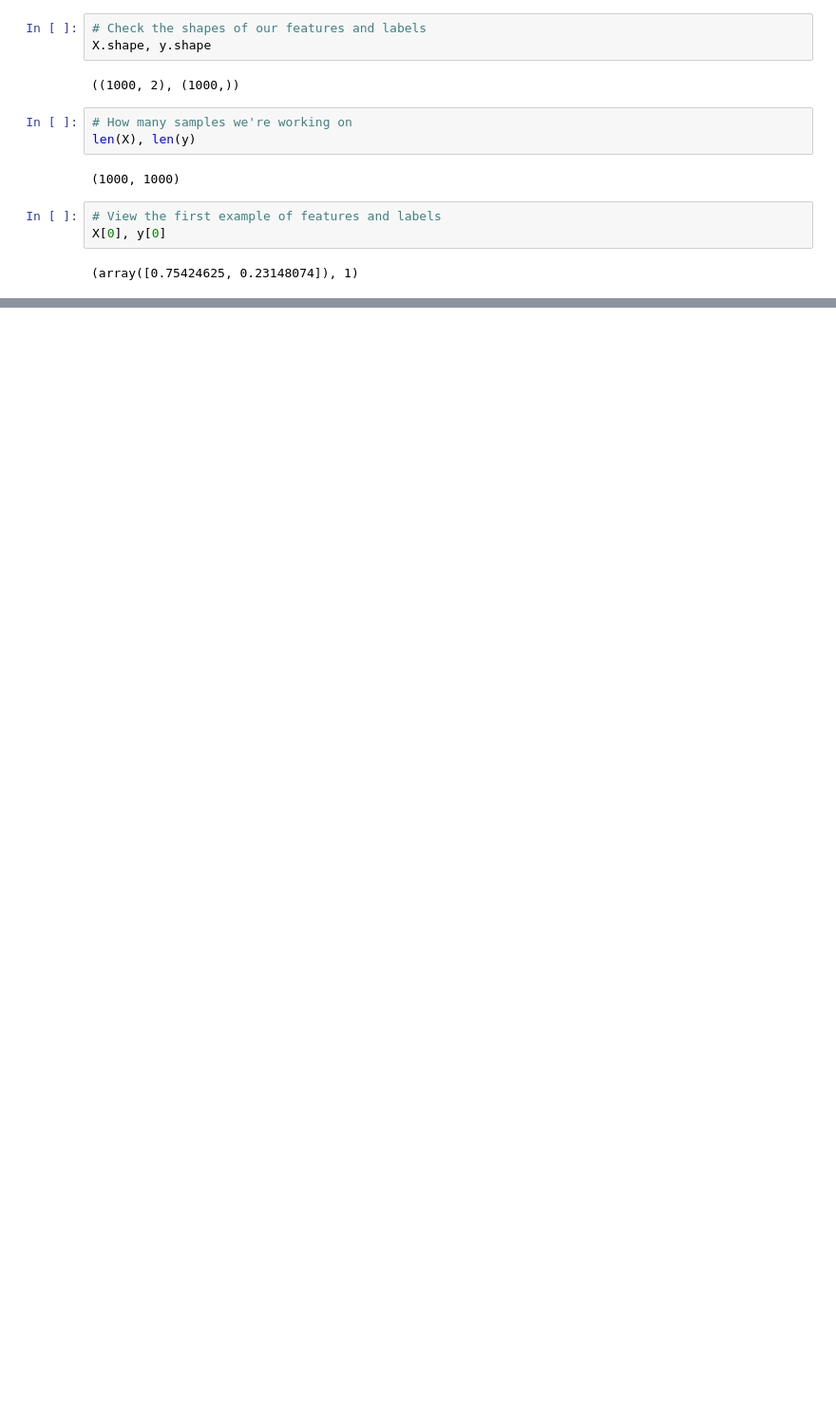
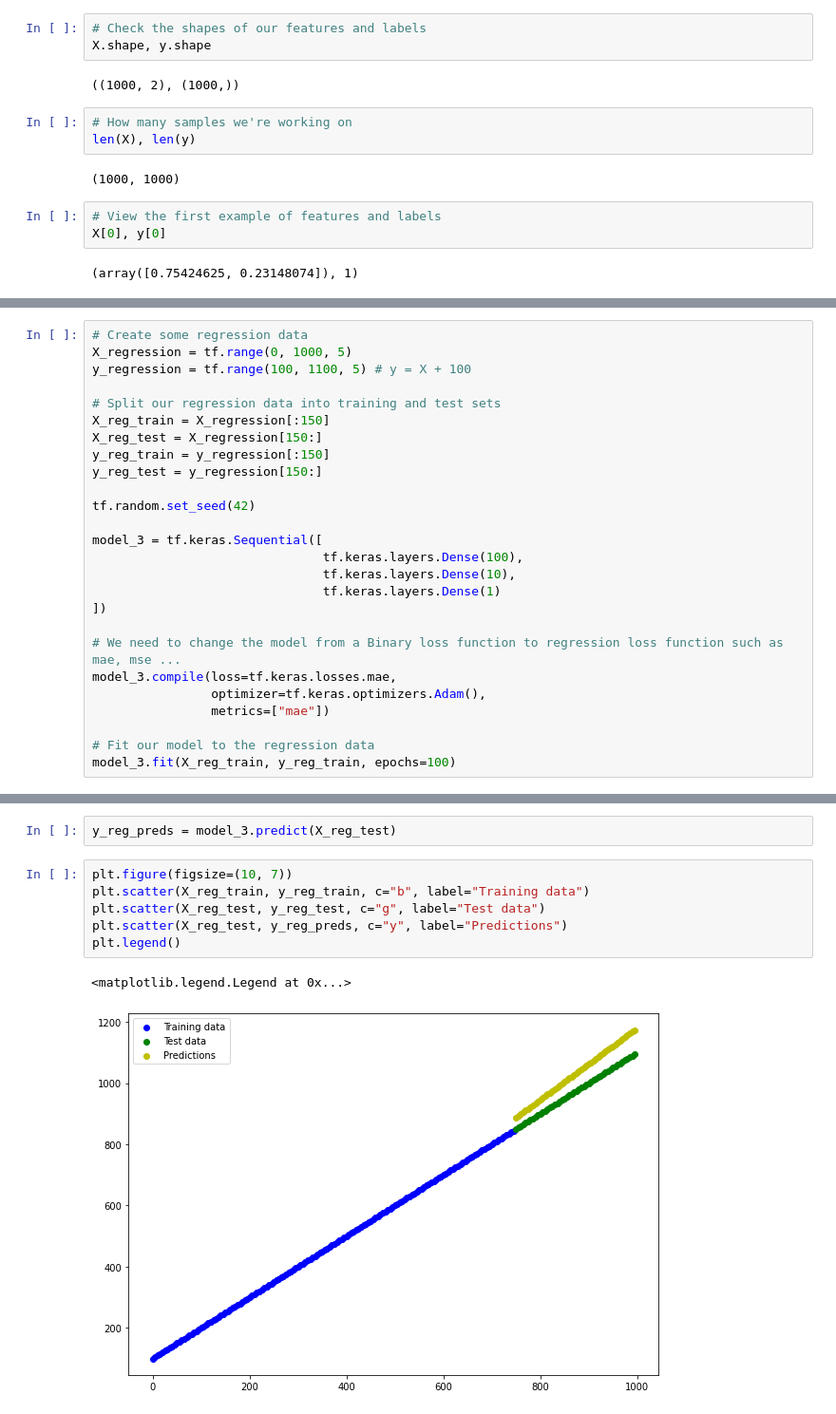
Before and after one commit to gwalshe73/TFDevCert2021, a Jupyter notebook: 02_neural_network_classification_with_tensorflow_video.ipynb, the cells around one changed output, grey strips where cells are left out. Shown: that part at 95% size. Drawn from its saved outputs; the diff is of its cells as text; blank space fills up the shorter version.

```diff
--- a/02_neural_network_classification_with_tensorflow_video.ipynb
+++ b/02_neural_network_classification_with_tensorflow_video.ipynb
@@ -90,0 +245,26 @@ Video 04 - 007
+# %%
+# Create some regression data
+X_regression = tf.range(0, 1000, 5)
+y_regression = tf.range(100, 1100, 5) # y = X + 100
+
+# Split our regression data into training and test sets
+X_reg_train = X_regression[:150]
+X_reg_test = X_regression[150:]
+y_reg_train = y_regression[:150]
+y_reg_test = y_regression[150:]
+
+tf.random.set_seed(42)
+
+model_3 = tf.keras.Sequential([
+                               tf.keras.layers.Dense(100),
+                               tf.keras.layers.Dense(10),
+                               tf.keras.layers.Dense(1)
+])
+
+# We need to change the model from a Binary loss function to regression loss function such as mae, mse ...
+model_3.compile(loss=tf.keras.losses.mae,
+                optimizer=tf.keras.optimizers.Adam(),
+                metrics=["mae"])
+
+# Fit our model to the regression data
+model_3.fit(X_reg_train, y_reg_train, epochs=100)
@@ -90,0 +290,11 @@ Video 04 - 007
+# %%
+y_reg_preds = model_3.predict(X_reg_test)
+# %%
+plt.figure(figsize=(10, 7))
+plt.scatter(X_reg_train, y_reg_train, c="b", label="Training data")
+plt.scatter(X_reg_test, y_reg_test, c="g", label="Test data")
+plt.scatter(X_reg_test, y_reg_preds, c="y", label="Predictions")
+plt.legend()
+# %% [output]
+<matplotlib.legend.Legend at 0x...>
+[figure, added]
```
Also changed, not shown: parts of 26 cells of this notebook.
